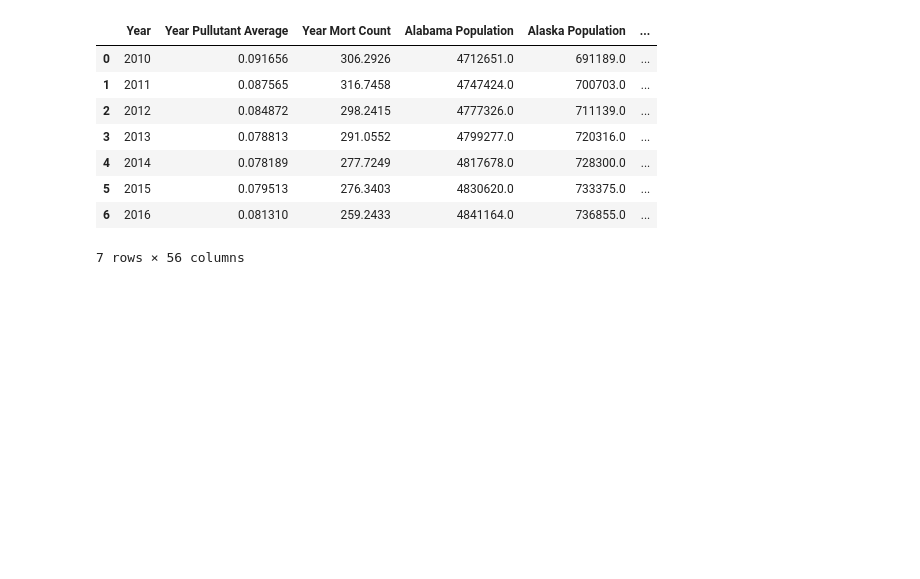
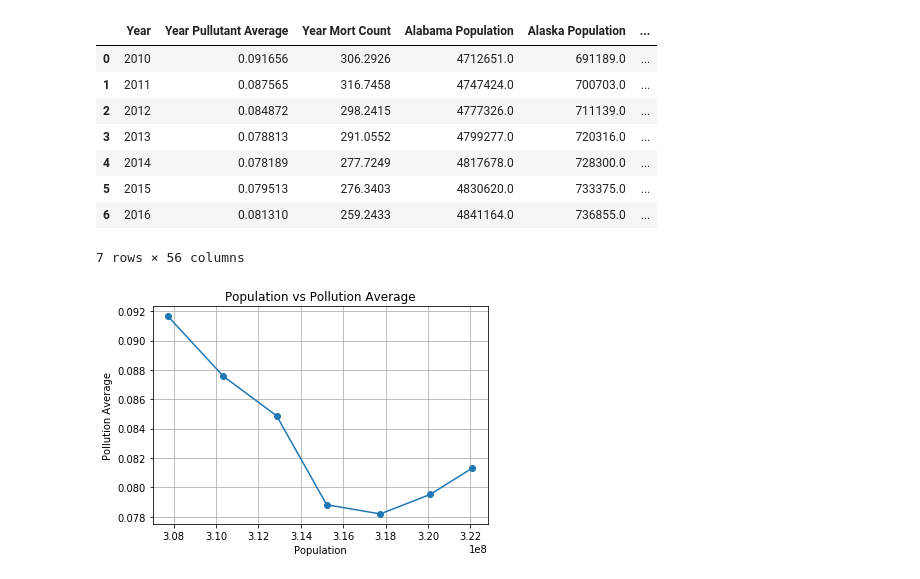
Before and after one commit to ulyssey28/Project-1-Data, a Jupyter notebook: Graph Code/Graph Codes.ipynb, the cells around one changed output. Saved outputs shown, nothing was run; the diff lists cells and outputs as text; code cells hidden in the pictures; blank space fills up the shorter version.

```diff
--- a/Graph Code/Graph Codes.ipynb
+++ b/Graph Code/Graph Codes.ipynb
@@ -71,3 +78,14 @@ nState_Population_df
 | 5 | 2015 | 0.079513 | 276.3403 | 4830620.0 | 733375.0 | ... |
 | 6 | 2016 | 0.081310 | 259.2433 | 4841164.0 | 736855.0 | ... |
 7 rows × 56 columns
+# %%
+plt.plot(nState_Population_df['Total US Population Estimate'], nState_Population_df['Year Pullutant Average'], marker='o')
+plt.title("Population vs Pollution Average")
+plt.xlabel("Population")
+plt.ylabel("Pollution Average")
+plt.grid()
+#This graph shows a decrease US pollution average over time coressponding to an increase in US population over time.
+#Note the correlation between these two my need to be explained carefully. As we know population tends to increase over time
+# and we have data that shows pollution average decreases overtime (For various reasons).
+# %% [output]
+[figure, added]
```
Also changed, not shown: parts of 14 cells of this notebook, 1 other file.
